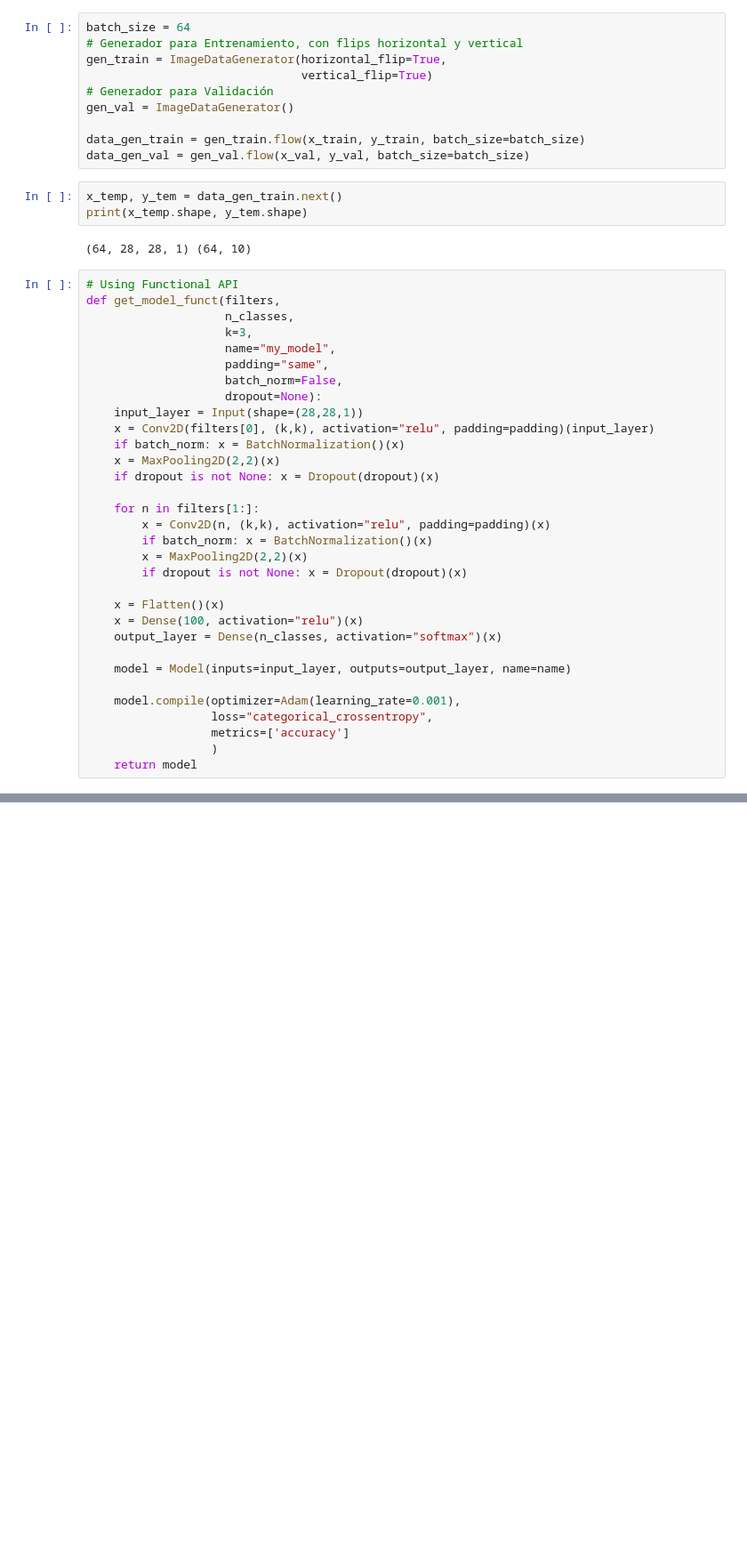
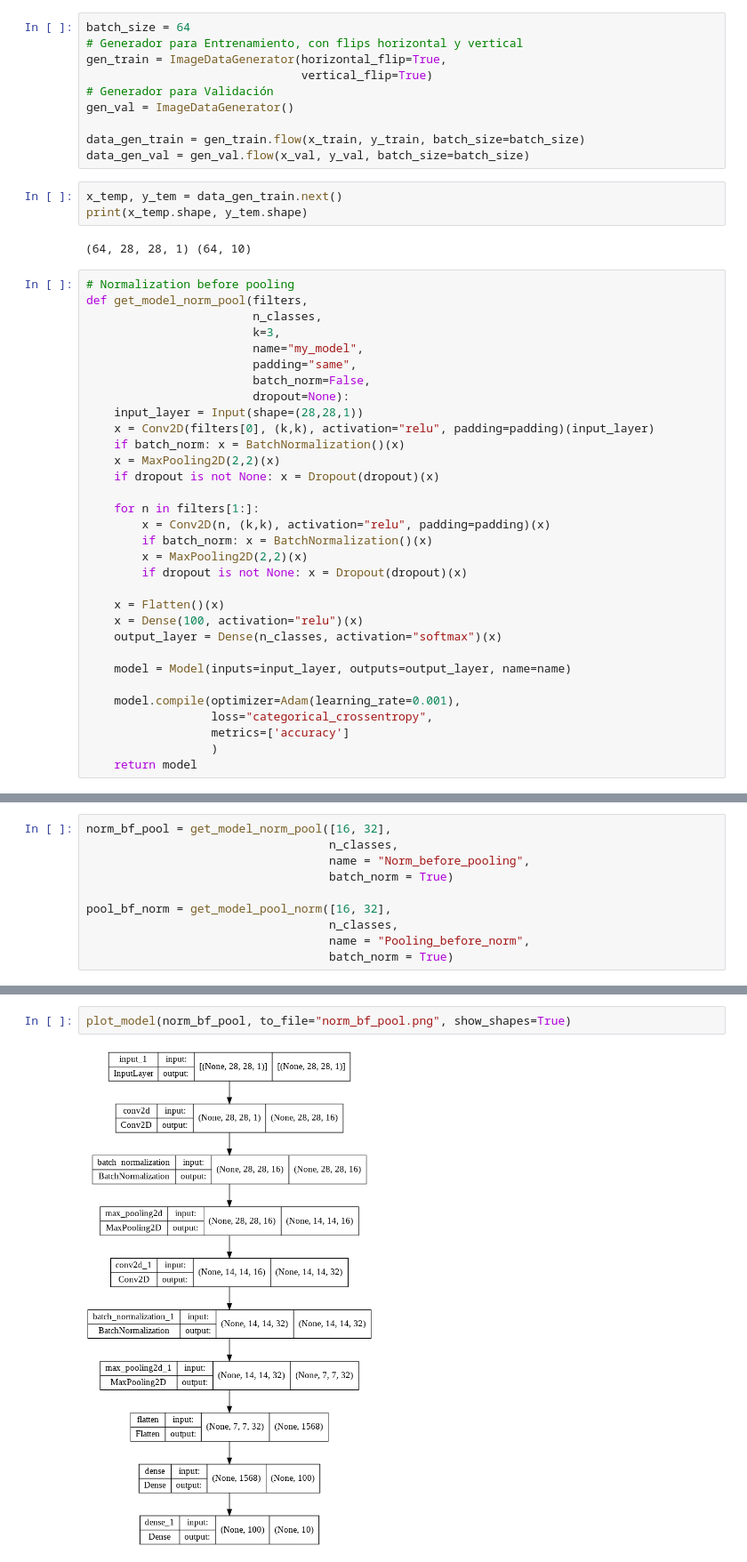
Before and after one commit to RodrigoGrijalba/DNN_HW_1, a Jupyter notebook: Tarea_1.ipynb, the cells around one changed output, grey strips where cells are left out. Shown at 89% size. Saved outputs shown, nothing was run; the diff lists cells and outputs as text; blank space fills up the shorter version.

Commit message:
Get models. Visualize

```diff
--- a/Tarea_1.ipynb
+++ b/Tarea_1.ipynb
@@ -93,14 +82,14 @@ print(x_temp.shape, y_tem.shape)
 # %% [output]
 (64, 28, 28, 1) (64, 10)
 # %%
-# Using Functional API
-def get_model_funct(filters,
-                    n_classes,
-                    k=3,
-                    name="my_model",
-                    padding="same",
-                    batch_norm=False,
-                    dropout=None):
+# Normalization before pooling
+def get_model_norm_pool(filters,
+                        n_classes,
+                        k=3,
+                        name="my_model",
+                        padding="same",
+                        batch_norm=False,
+                        dropout=None):
     input_layer = Input(shape=(28,28,1))
     x = Conv2D(filters[0], (k,k), activation="relu", padding=padding)(input_layer)
     if batch_norm: x = BatchNormalization()(x)
@@ -126,0 +148,10 @@ def get_model_funct(filters,
+# %%
+norm_bf_pool = get_model_norm_pool([16, 32],
+                                   n_classes,
+                                   name = "Norm_before_pooling",
+                                   batch_norm = True)
+
+pool_bf_norm = get_model_pool_norm([16, 32],
+                                   n_classes,
+                                   name = "Pooling_before_norm",
+                                   batch_norm = True)
@@ -126,0 +167,4 @@ def get_model_funct(filters,
+# %%
+plot_model(norm_bf_pool, to_file="norm_bf_pool.png", show_shapes=True)
+# %% [output]
+[figure, added]
```
Also changed, not shown: parts of 6 cells of this notebook, 2 other files.
